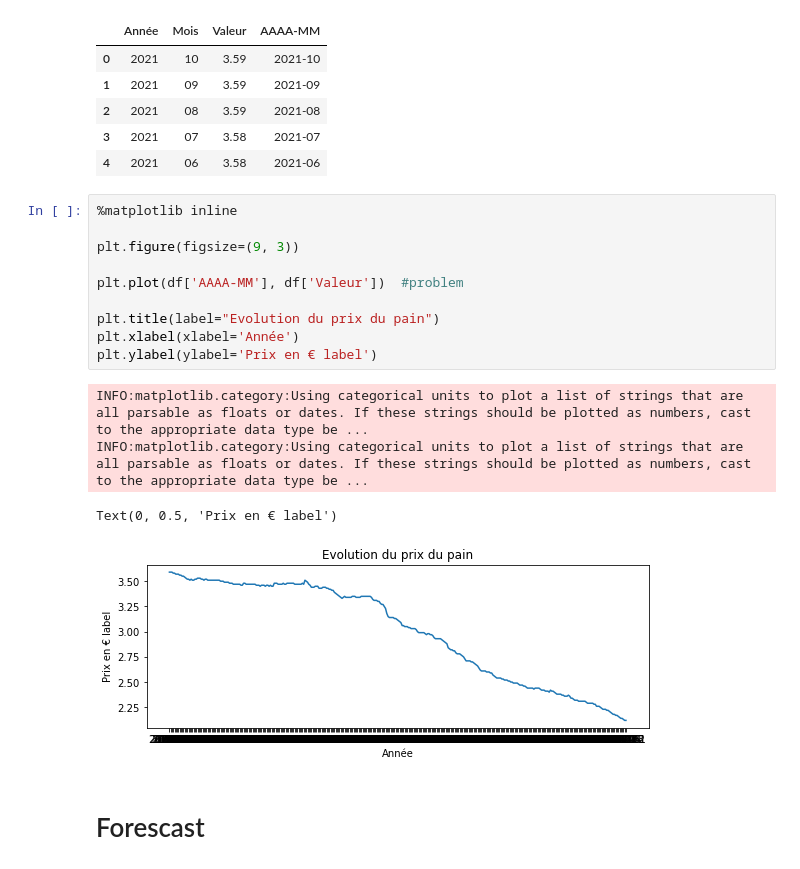
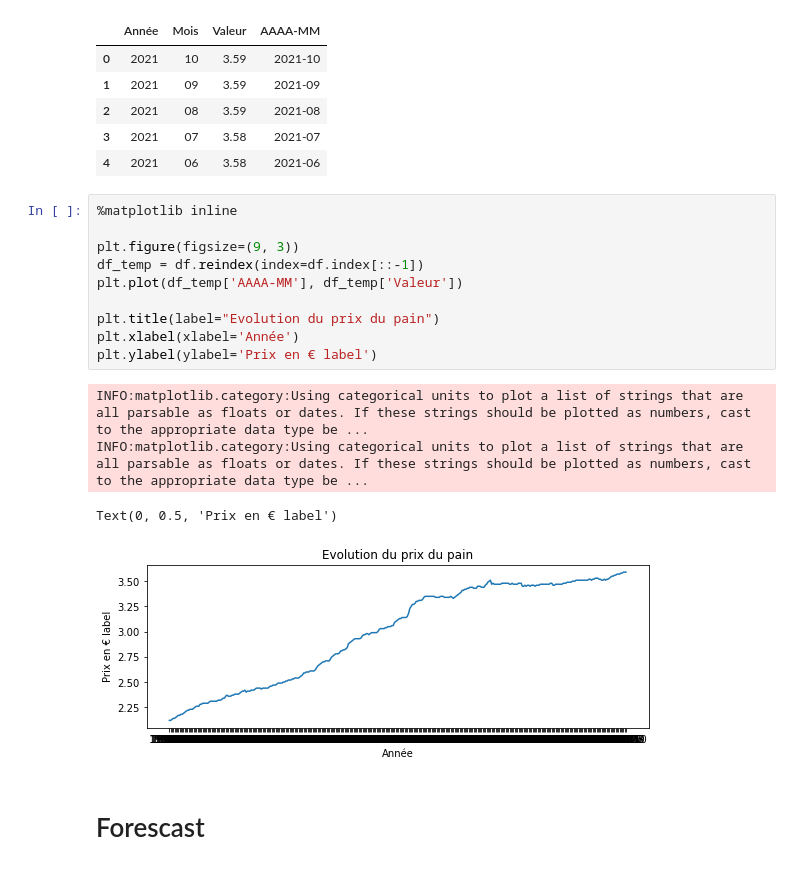
Before and after one commit to FlorentGrenier/Analyse-and-Forescast-Brain-Price-in-France, a Jupyter notebook: NoteBook.ipynb, the cells around one changed output. Drawn from its saved outputs; the diff is of its cells as text.

Commit message:
add graph

```diff
--- a/NoteBook.ipynb
+++ b/NoteBook.ipynb
@@ -47,18 +46,18 @@ df.head()
 # %%
 %matplotlib inline
 
 plt.figure(figsize=(9, 3))
-
-plt.plot(df['AAAA-MM'], df['Valeur'])  #problem
+df_temp = df.reindex(index=df.index[::-1])
+plt.plot(df_temp['AAAA-MM'], df_temp['Valeur'])
 
 plt.title(label="Evolution du prix du pain")
 plt.xlabel(xlabel='Année')
 plt.ylabel(ylabel='Prix en € label')
 # %% [output]
 INFO:matplotlib.category:Using categorical units to plot a list of strings that are all parsable as floats or dates. If these strings should be plotted as numbers, cast to the appropriate data type be ...
 INFO:matplotlib.category:Using categorical units to plot a list of strings that are all parsable as floats or dates. If these strings should be plotted as numbers, cast to the appropriate data type be ...
 Text(0, 0.5, 'Prix en € label')
-[figure, old version]
+[figure, new version]
 # %% [markdown]
 # Forescast
 # %%
```
Also changed, not shown: parts of 2 cells of this notebook, 3 other files.
